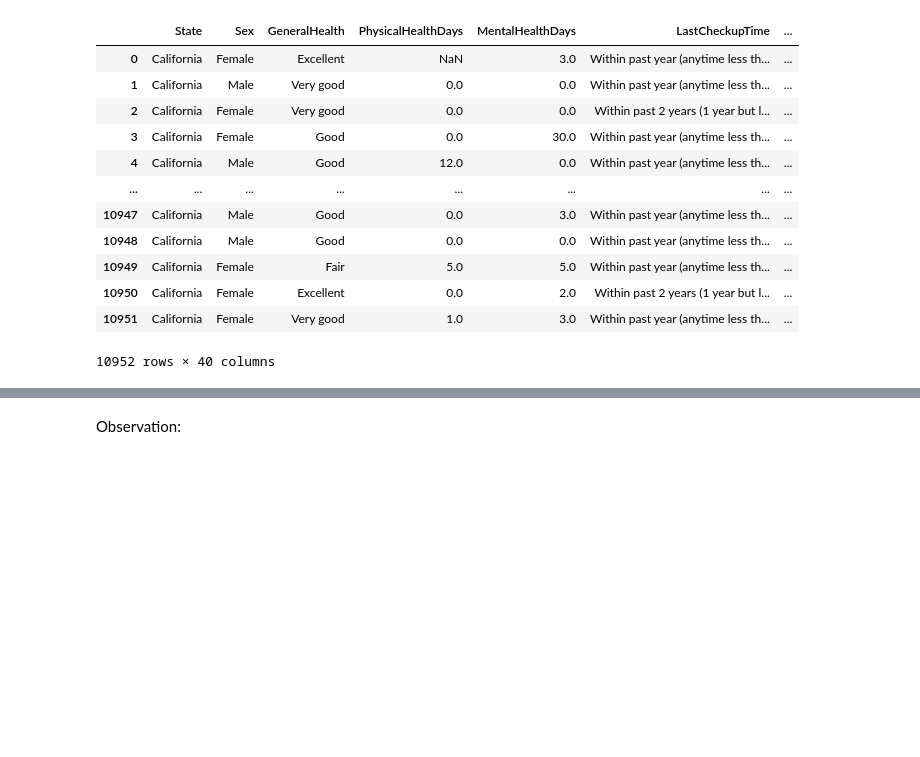
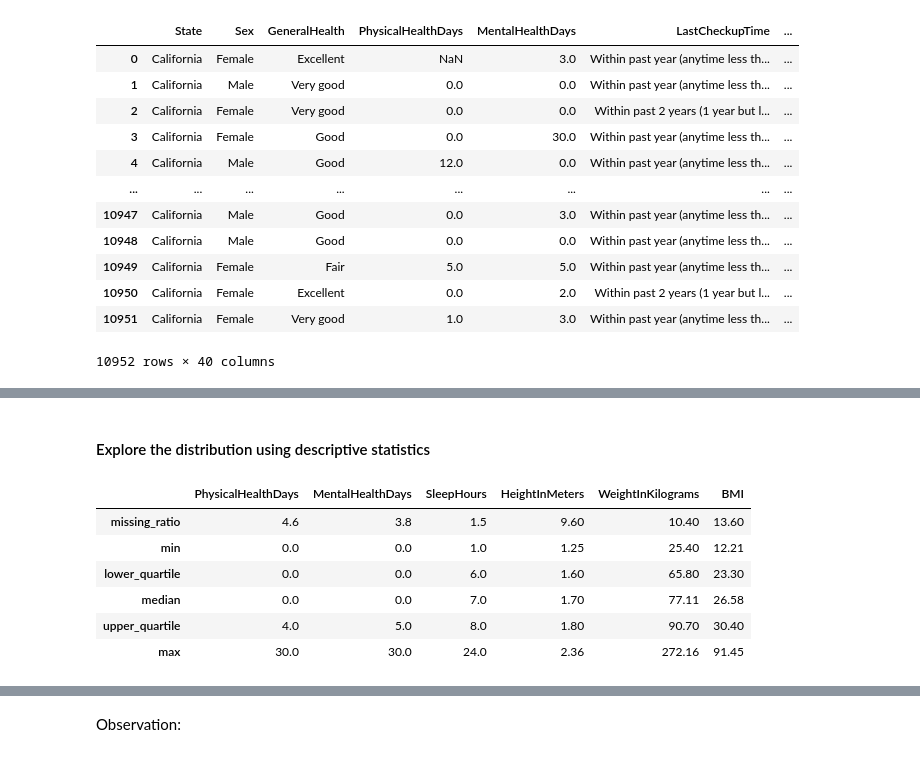
Before and after one commit to NgHuyen137/PDS_Final_Project, a Jupyter notebook: notebooks/1.0-preprocessing.ipynb, the cells around one changed output, grey strips where cells are left out. Cells and saved outputs as stored; diff of their text form; code cells hidden in the pictures; blank space fills up the shorter version.

```diff
--- a/notebooks/1.0-preprocessing.ipynb
+++ b/notebooks/1.0-preprocessing.ipynb
@@ -55,0 +79,22 @@ With each numerical column, how are values distributed?
+# %% [markdown]
+#### Explore the distribution using descriptive statistics
+# %%
+def missing_ratio(col):
+    return (col.isna().sum() * 100 / len(col)).round(1)
+
+def lower_quartile(col):
+    return col.quantile(0.25).round(1)
+
+def upper_quartile(col):
+    return col.quantile(0.75).round(1)
+
+num_col_info_df = num_col_df.agg([missing_ratio, 'min', lower_quartile, 'median', upper_quartile, 'max'])
+num_col_info_df
+# %% [output]
+|  | PhysicalHealthDays | MentalHealthDays | SleepHours | HeightInMeters | WeightInKilograms | BMI |
+| missing_ratio | 4.6 | 3.8 | 1.5 | 9.60 | 10.40 | 13.60 |
+| min | 0.0 | 0.0 | 1.0 | 1.25 | 25.40 | 12.21 |
+| lower_quartile | 0.0 | 0.0 | 6.0 | 1.60 | 65.80 | 23.30 |
+| median | 0.0 | 0.0 | 7.0 | 1.70 | 77.11 | 26.58 |
+| upper_quartile | 4.0 | 5.0 | 8.0 | 1.80 | 90.70 | 30.40 |
+| max | 30.0 | 30.0 | 24.0 | 2.36 | 272.16 | 91.45 |
```
Also changed, not shown: parts of 27 cells of this notebook.
